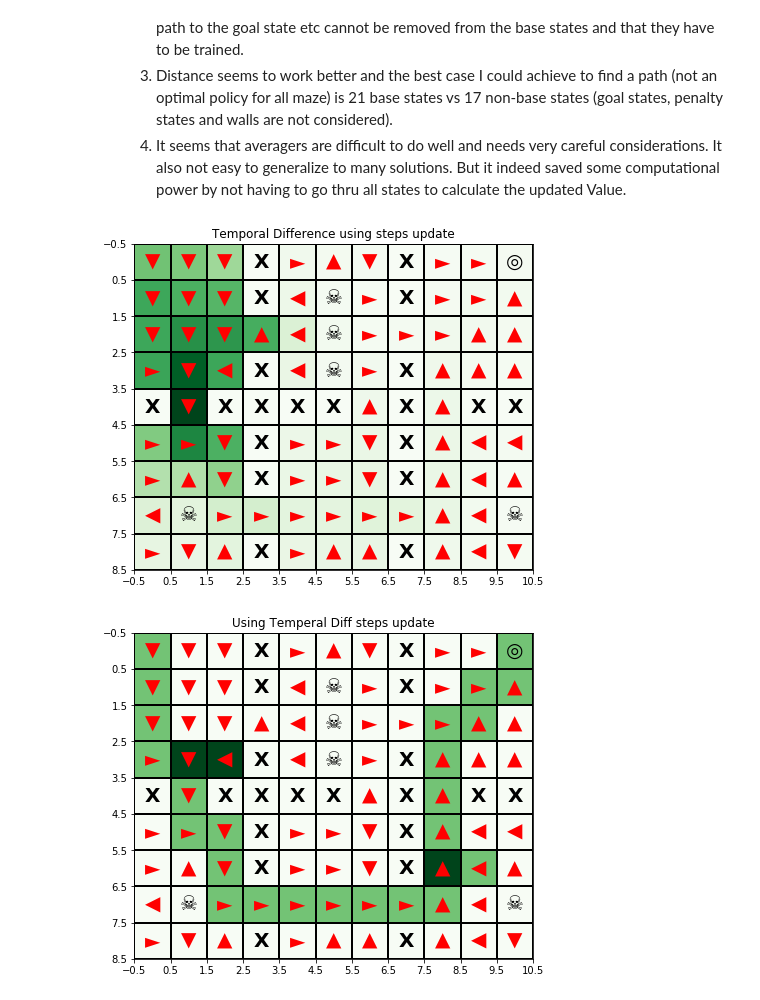
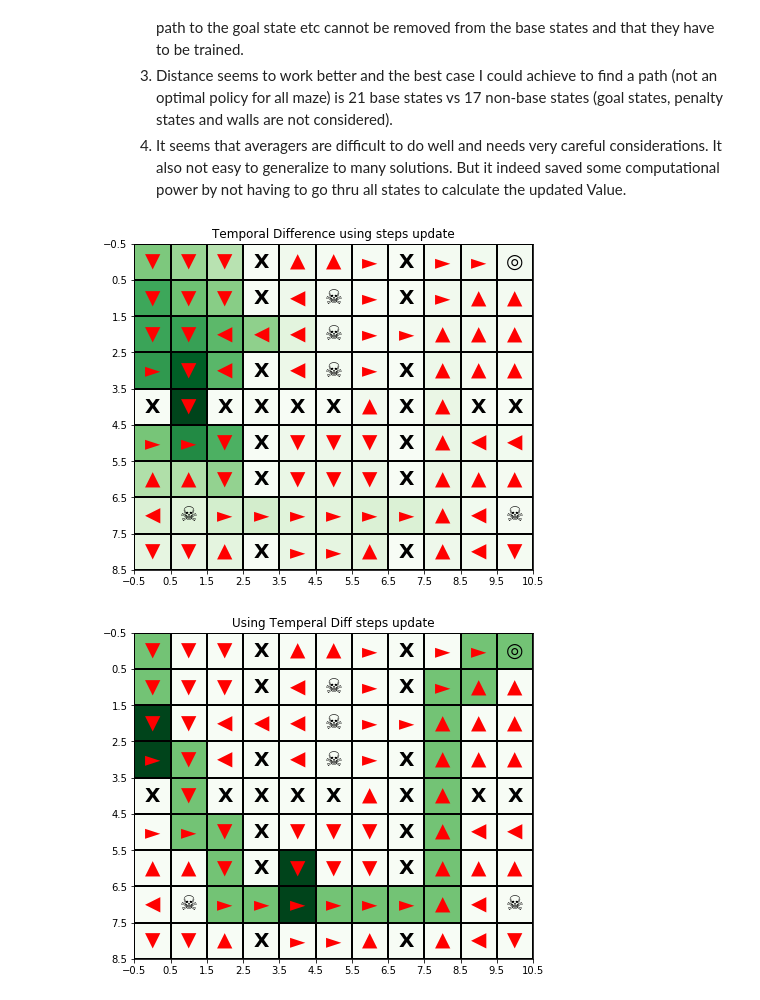
Before and after one commit to chihoxtra/reinforcement_learning, a Jupyter notebook: [PlayAround][Reinforcement Learning].ipynb, the cells around one changed output. Cells and saved outputs as stored; diff of their text form; code cells hidden in the pictures.

```diff
--- a/[PlayAround][Reinforcement Learning].ipynb
+++ b/[PlayAround][Reinforcement Learning].ipynb
@@ -912,17 +912,17 @@ pbigMz = RL_Problem(dimension = t_s_dim, walls=t_s_walls,
 # %%
 ################# Method 1: Temporal Difference ########################
 visitedPathBigMz = []
 TDLamda1 = 0.6 # 0-> TD(0) not use eligibility ; (1) 1-> use eligibility K steps
 SAbigMz = RL_SearchAgent(pbigMz, alpha = 0.01, gamma = 0.9, initialState = (1,9), TDLamda=TDLamda)
 
-visitedPathBigMz, QscoreDiffHistBigMz = SAbigMz.trainModelbyTemporalDifference(epoche=8000, offPolicyThreshold=0.7)
+visitedPathBigMz, QscoreDiffHistBigMz = SAbigMz.trainModelbyTemporalDifference(epoche=9000, offPolicyThreshold=0.7)
 displayRLMaze(pbigMz, SAbigMz, visitedPathBigMz,'Temporal Difference using steps update', plotsize=(8,6))
 # %% [output]
-[figure, old version]
+[figure, new version]
 # %%
 showSearchPolicy(pbigMz, SAbigMz, title='Using Temperal Diff steps update', plotsize=(8,6))
 # %% [output]
-[figure, old version]
+[figure, new version]
 # %%
 plt.plot(QscoreDiffHistBigMz)
 # %% [output]
```
Also changed, not shown: parts of 1 cell of this notebook.
